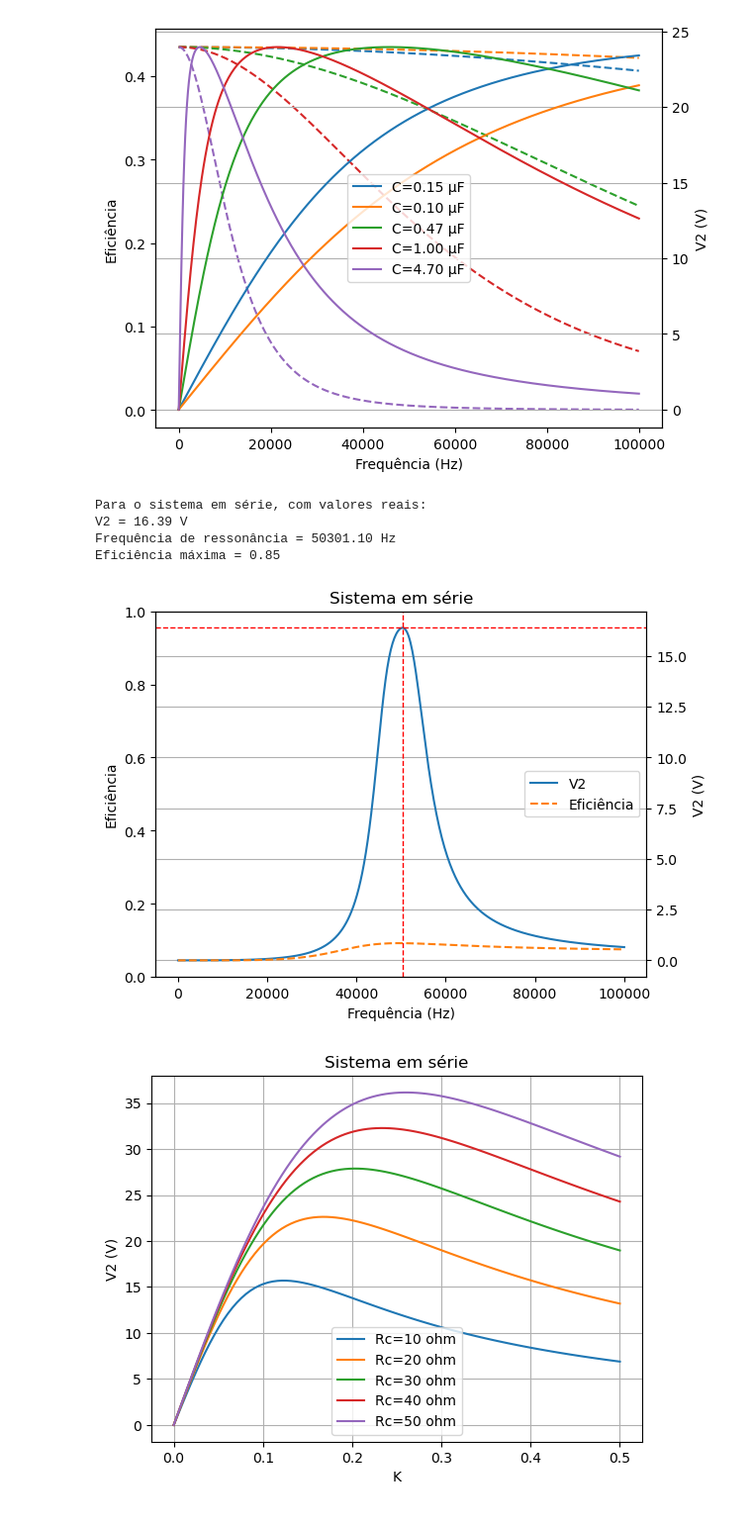
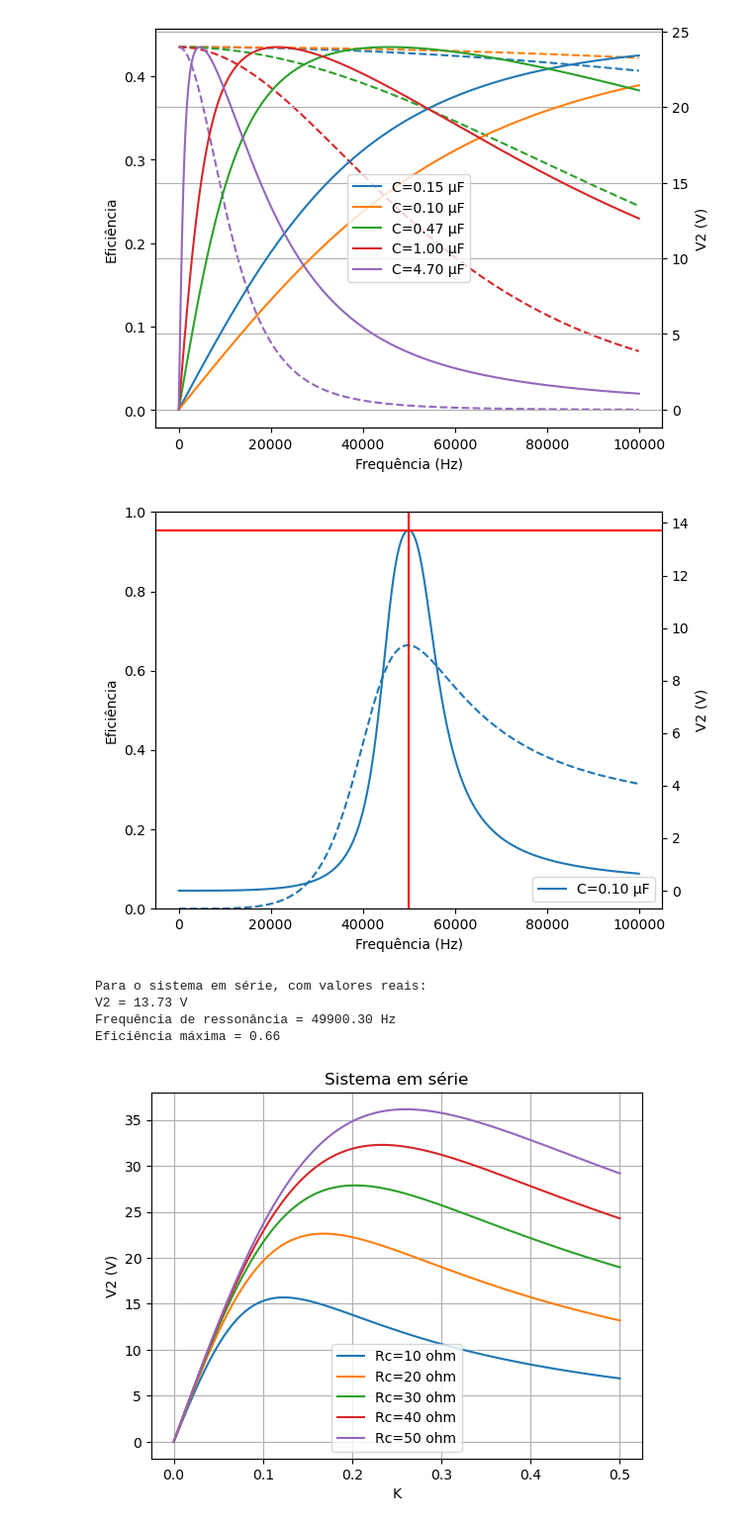
Before and after one commit to GustavoTBraga/Projeto-de-Emag, a Jupyter notebook: simulacao.ipynb, the cells around one changed output. Shown at 99% size. Saved outputs shown, nothing was run; the diff lists cells and outputs as text; code cells hidden in the pictures.

```diff
--- a/simulacao.ipynb
+++ b/simulacao.ipynb
@@ -173,11 +173,19 @@ L2 = 108.4e-6
 Rf1 = 1.278
 Rf2 = 1.262
 Rcarga = 10
+V1 = 12
+k = 0.2
 
-ks =np.linspace(0, 0.5, 10)
 frequencias2 = np.linspace(1, 100000, 500)
 lista_V2_2 = []
 lista_eficiencia_2 = []
+
+fig, ax1 = plt.subplots()
+ax1.set_xlabel('Frequência (Hz)')
+ax1.set_ylabel('Eficiência')
+
+ax2 = ax1.twinx()
+ax2.set_ylabel('V2 (V)')
 
 def CalcularCorrentesEmSerie2(Uf, Rf1, Rf2, Rc, XC, XL1, XL2, XM):
     Z=np.array([[Rf1+XL1+XC, -XM],[-XM, XL2+XC+Rf2+Rc]])
@@ -186,54 +194,48 @@ def CalcularCorrentesEmSerie2(Uf, Rf1, Rf2, Rc, XC, XL1, XL2, XM):
     return i[0], i[1]
 
 for fr in frequencias2:
     w = 2*pi*fr
     XL1 = 1j*w*L1
     XL2 = 1j*w*L2
     M = k*sqrt(L1*L2)
     XM = 1j*w*M
     XC = 1/(1j*w*C)
 
     i1, i2 = CalcularCorrentesEmSerie2(V1, Rf1, Rf2, Rcarga, XC, XL1, XL2, XM)
 
     V2 = i2*Rcarga
     lista_V2_2.append(abs(V2))
     Pot_saida = np.real(V2*i2.conjugate()*(1/2))
     Pot_entrada = np.real(V1*i1.conjugate()*(1/2))
 
     Eficiencia = Pot_saida/Pot_entrada
     lista_eficiencia_2.append(Eficiencia)
 
-
 V2_max = max(lista_V2_2)
 index = lista_V2_2.index(V2_max)
 F_max = frequencias2[index]
 Eficiencia_vmax = lista_eficiencia_2[index]
 
+ax1.plot(frequencias2, lista_eficiencia_2, "--", )
+ax1.set_ylim(0, 1)
+ax2.plot(frequencias2, lista_V2_2, label=f'C={C*1e6:.2f} µF')
+fig.tight_layout()
+ax2.axhline(max(lista_V2_2), color='red')
+ax2.axvline(frequencias2[index], color='red')
+plt.legend()
+plt.show()
+
+
 print(f'Para o sistema em série, com valores reais:')
 print(f'V2 = {V2_max:.2f} V')
 print(f'Frequência de ressonância = {F_max:.2f} Hz')
 print(f'Eficiência máxima = {Eficiencia_vmax:.2f}')
-
-fig, ax1 = plt.subplots()
-ax1.set_xlabel('Frequência (Hz)')
-ax1.set_ylabel('Eficiência')
-
-ax2 = ax1.twinx()
-ax2.set_ylabel('V2 (V)')
-plt.title('Sistema em série')
-plt.plot(frequencias2, lista_V2_2, label='V2')
-plt.plot(frequencias2, lista_eficiencia_2, label='Eficiência', linestyle='--')
-plt.axvline(F_max, color='red', linestyle='--', linewidth=1)
-plt.axhline(V2_max, color='red', linestyle='--', linewidth=1)
-plt.legend()
-plt.grid()
-plt.show()
 # %% [output]
+[figure, new version]
 Para o sistema em série, com valores reais:
-V2 = 16.39 V
-Frequência de ressonância = 50301.10 Hz
-Eficiência máxima = 0.85
+V2 = 13.73 V
+Frequência de ressonância = 49900.30 Hz
+Eficiência máxima = 0.66
-[figure, old version]
 # %%
 # Descobrir o K ideal para o sistema em série utilizando uma frequência de ressonância de 50,1kHz
 C = 0.1*10**(-6)
```
Also changed, not shown: parts of 1 cell of this notebook.
